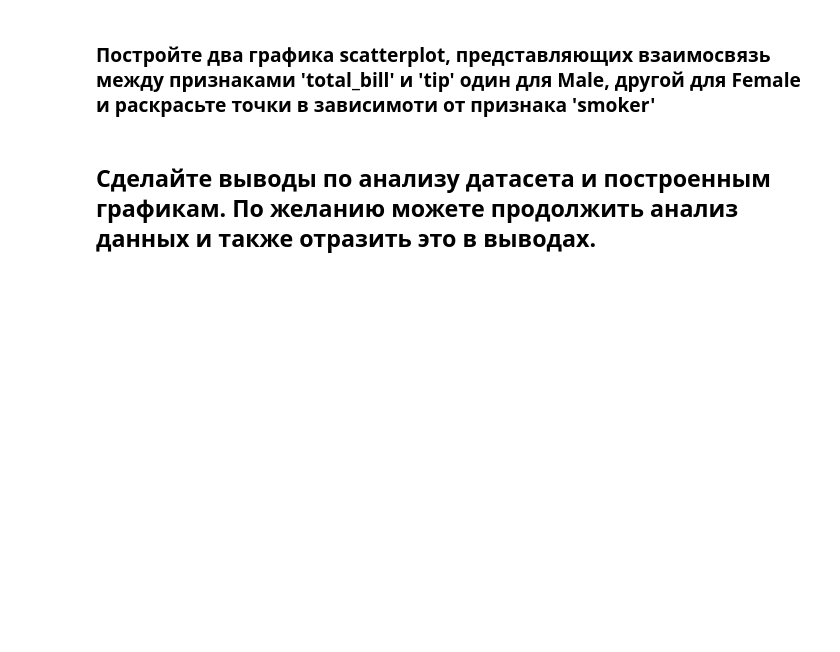
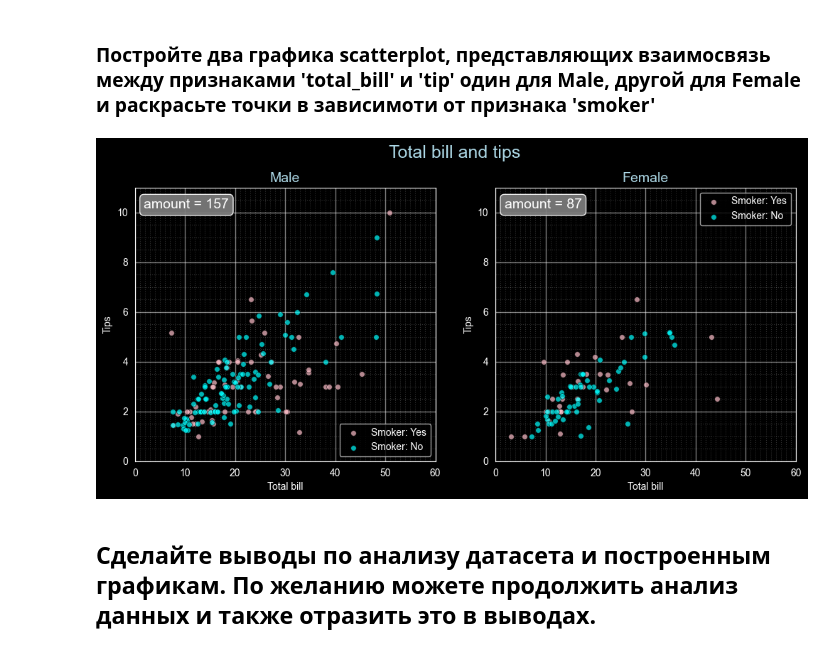
Before and after one commit to Evgeny725/ml-basics, a Jupyter notebook: homework_07/homework_07.ipynb, the cells around one changed output. Drawn from its saved outputs; the diff is of its cells as text; code cells hidden in the pictures; blank space fills up the shorter version.

```diff
--- a/homework_07/homework_07.ipynb
+++ b/homework_07/homework_07.ipynb
@@ -318,3 +357,40 @@ plt.show()
+# %%
+from matplotlib import ticker
+
+hist_smokers, axes = plt.subplots(1, 2, figsize = (12, 5))
+
+colors = {'Yes': 'pink', 'No': 'cyan'}
+
+for axis, gender in zip(axes, ['Male', 'Female']):
+
+    gender_type = my_dataset[my_dataset['sex'] == gender]
+
+    for smoker_status, group in gender_type.groupby('smoker'):
+        axis.scatter(group['total_bill'], group['tip'],
+                  c = colors[smoker_status],
+                  label = f'Smoker: {smoker_status}',
+                  alpha = 0.7, s = 30, edgecolors = 'black', linewidth = 0.5)
+
+    axis.set_title(f'{gender}', fontsize=14, color = 'lightblue')
+    axis.set_xlabel('Total bill')
+    axis.set_ylabel('Tips')
+    axis.set_ylim(0, 11)
+    axis.set_xlim(0, 60)
+    axis.legend()
+    axis.grid(True, which = 'major', alpha = 0.5, linewidth=1)
+    axis.grid(True, which = 'minor', alpha = 0.2, linewidth=0.8, linestyle=':')
+    axis.xaxis.set_minor_locator(ticker.MultipleLocator(1))
+    axis.yaxis.set_minor_locator(ticker.MultipleLocator(0.5))
+
+    # amount
+    axis.text(0.03, 0.96, f'amount = {len(gender_type)}',
+            transform=axis.transAxes, fontsize=14,
+            verticalalignment='top', bbox=dict(boxstyle='round', facecolor='gray', alpha=0.9))
+
+plt.suptitle('Total bill and tips', fontsize=18, color = 'lightblue', y=1.0)
+plt.show()
+# %% [output]
+[figure, added]
 # %% [markdown]
 ## Сделайте выводы по анализу датасета и построенным графикам. По желанию можете продолжить анализ данных и также отразить это в выводах.
 # %%
```
Also changed, not shown: parts of 5 cells of this notebook.
